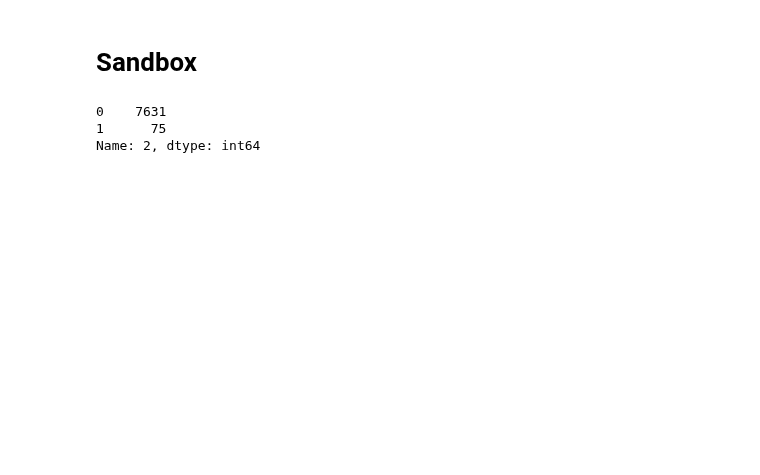
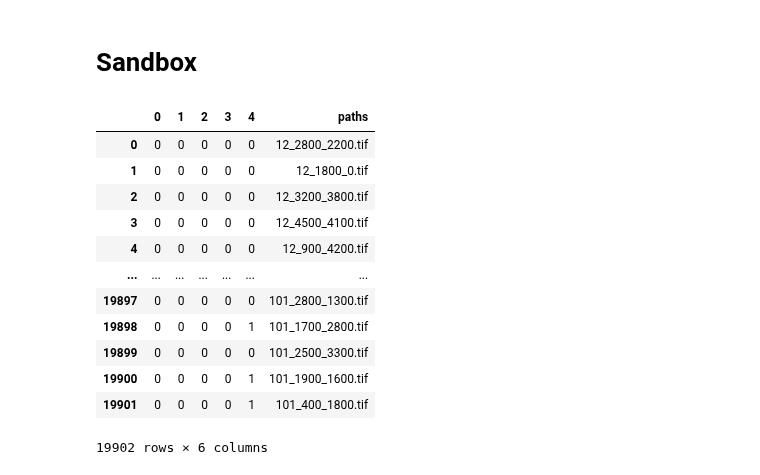
Before and after one commit to Project-Canopy/cb_feature_detection, a Jupyter notebook: model-development/evaluation_Zhenya_epoch_4_fsx.ipynb, the cells around one changed output. Saved outputs shown, nothing was run; the diff lists cells and outputs as text; code cells hidden in the pictures; blank space fills up the shorter version.

```diff
--- a/model-development/evaluation_Zhenya_epoch_4_fsx.ipynb
+++ b/model-development/evaluation_Zhenya_epoch_4_fsx.ipynb
@@ -415,10 +599,18 @@ loss_all_bands, accuracy_all_bands, precision_all_bands, recall_all_bands, f1sco
 # %% [markdown]
 # Sandbox
-# %%
-df = pd.read_csv("labels_test.csv")
 # %%
-df["2"].value_counts()
+df
 # %% [output]
+|  | 0 | 1 | 2 | 3 | 4 | paths |
+| 0 | 0 | 0 | 0 | 0 | 0 | 12_2800_2200.tif |
+| 1 | 0 | 0 | 0 | 0 | 0 | 12_1800_0.tif |
+| 2 | 0 | 0 | 0 | 0 | 0 | 12_3200_3800.tif |
+| 3 | 0 | 0 | 0 | 0 | 0 | 12_4500_4100.tif |
+| 4 | 0 | 0 | 0 | 0 | 0 | 12_900_4200.tif |
+| ... | ... | ... | ... | ... | ... | ... |
+| 19897 | 0 | 0 | 0 | 0 | 0 | 101_2800_1300.tif |
+| 19898 | 0 | 0 | 0 | 0 | 1 | 101_1700_2800.tif |
+| 19899 | 0 | 0 | 0 | 0 | 0 | 101_2500_3300.tif |
+| 19900 | 0 | 0 | 0 | 0 | 1 | 101_1900_1600.tif |
+| 19901 | 0 | 0 | 0 | 0 | 1 | 101_400_1800.tif |
-0    7631
-1      75
-Name: 2, dtype: int64
+19902 rows × 6 columns
```
Also changed, not shown: parts of 29 cells of this notebook, 2 other files.
